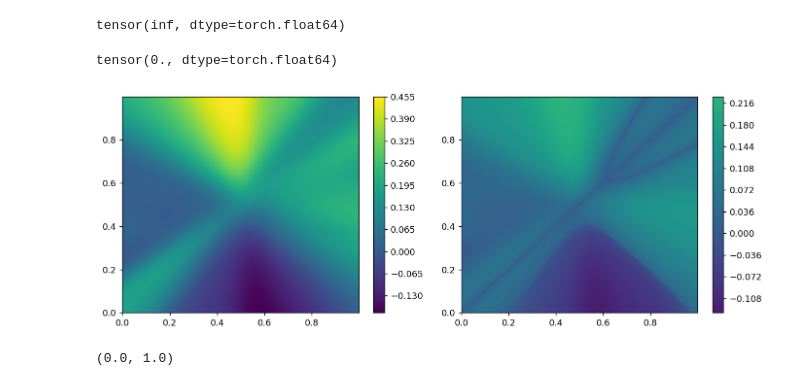
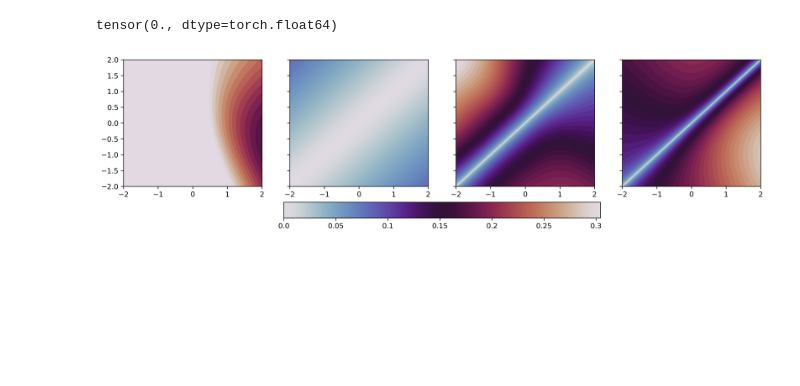
Before and after one commit to Matt88Ac/blansatz, a Jupyter notebook: Notebooks/wso.ipynb, the cells around one changed output. Saved outputs shown, nothing was run; the diff lists cells and outputs as text; code cells hidden in the pictures; blank space fills up the shorter version.

```diff
--- a/Notebooks/wso.ipynb
+++ b/Notebooks/wso.ipynb
@@ -89,5 +73 @@ tensor([[0.0025],
-# %%
-(1/xx).sum() + 1
-# %% [output]
-tensor(inf, dtype=torch.float64)
 # %%
@@ -115,29 +103,39 @@ nlws_f = partial(nl_wso, f)
 # %%
-p1 = f(x).detach().numpy().reshape(N, N).T
-p2 = nlws_f(x).detach().numpy().reshape(N, N).T
-p3 = xx.reshape(N, N).T
+p1 = f1(x).abs().detach().numpy().reshape(X.shape).T
+p2 = nlws_f1(x).abs().detach().numpy().reshape(X.shape).T
+# p3 = f2(x).abs().detach().numpy().reshape(X.shape).T
+p4 = nlws_f2(x).abs().detach().numpy().reshape(X.shape).T
+# %%
+# vmin1 = min(p1.min(), p2.min())
+# vmin2 = min( p3.min(), p4.min())
+# vmax1 = max(p1.max(), p2.max())
+# vmax2 = max(p3.max(), p4.max())
+
+vmx = max(xx.max(), p2.max(), p4.max(), p1.max())
 # %%
-plt.figure(figsize=(16, 4), dpi=130)
+# plt.figure(figsize=(16, 8), dpi=130)
+fig, ax = plt.subplots(1, 4, sharey=True, figsize=(16, 4), dpi=300)
+LEVELS = 50
 
-plt.subplot(1, 3, 1)
-cmap =plt.contourf(X, Y, p1, vmin=min(p1.min(), p2.min()), vmax=max(p1.max(), p2.max()), levels=300)
-plt.colorbar(cmap)
+norm = colors.Normalize(0, vmx)
+# out = [[p1, xx.reshape(X.shape).T], [p2, p4]]
+out = [p1, xx.reshape(X.shape).T, p2, p4]
+plots=[]
+for i in range(len(out)):
+    plots.append(ax[i].contourf(X, Y, out[i], levels=LEVELS, norm=norm, cmap='twilight'))
+
+#for i in range(2):
+#    for j in range(2):
+#        plots.append(ax[i, j].contourf(X, Y, out[i][j], levels=LEVELS, norm=norm, cmap='twilight'))
 
 
-#plt.subplot(2, 2, 2)
-#cmap = plt.contourf(X, Y, p3, vmin=min(p1.min(), p2.min(), 0), vmax=max(p1.max(), p2.max(), p3.max()), levels=50)
-#plt.colorbar(cmap)
-
-plt.subplot(1, 3, 2)
-cmap = plt.contourf(X, Y, p2, vmin=min(p1.min(), p2.min()), vmax=max(p1.max(), p2.max()), levels=300)
-plt.colorbar(cmap)
-
-
-plt.tight_layout()
+#ax[1, 0].set_xlabel(r"$x_1$")
+#ax[1, 0].set_ylabel(r"$x_2$")
+#ax[1, 1].set_xlabel(r"$x_1$")
+#ax[0, 0].set_ylabel(r"$x_2$")
+fig.colorbar(cm.ScalarMappable(norm, cmap='twilight'), ax=ax, pad=0.1, format="{x:.2}", orientation='horizontal', fraction=.1)
+# plt.tight_layout()
+plt.savefig("wsop_gen.pdf", format='pdf')
 plt.show()
 # %% [output]
-[figure, old version]
+[figure, new version]
-# %%
-np.isclose(p1, 0).sum() / N, np.isclose(p2, 0).sum() / N
-# %% [output]
-(0.0, 1.0)
```
Also changed, not shown: parts of 7 cells of this notebook.
